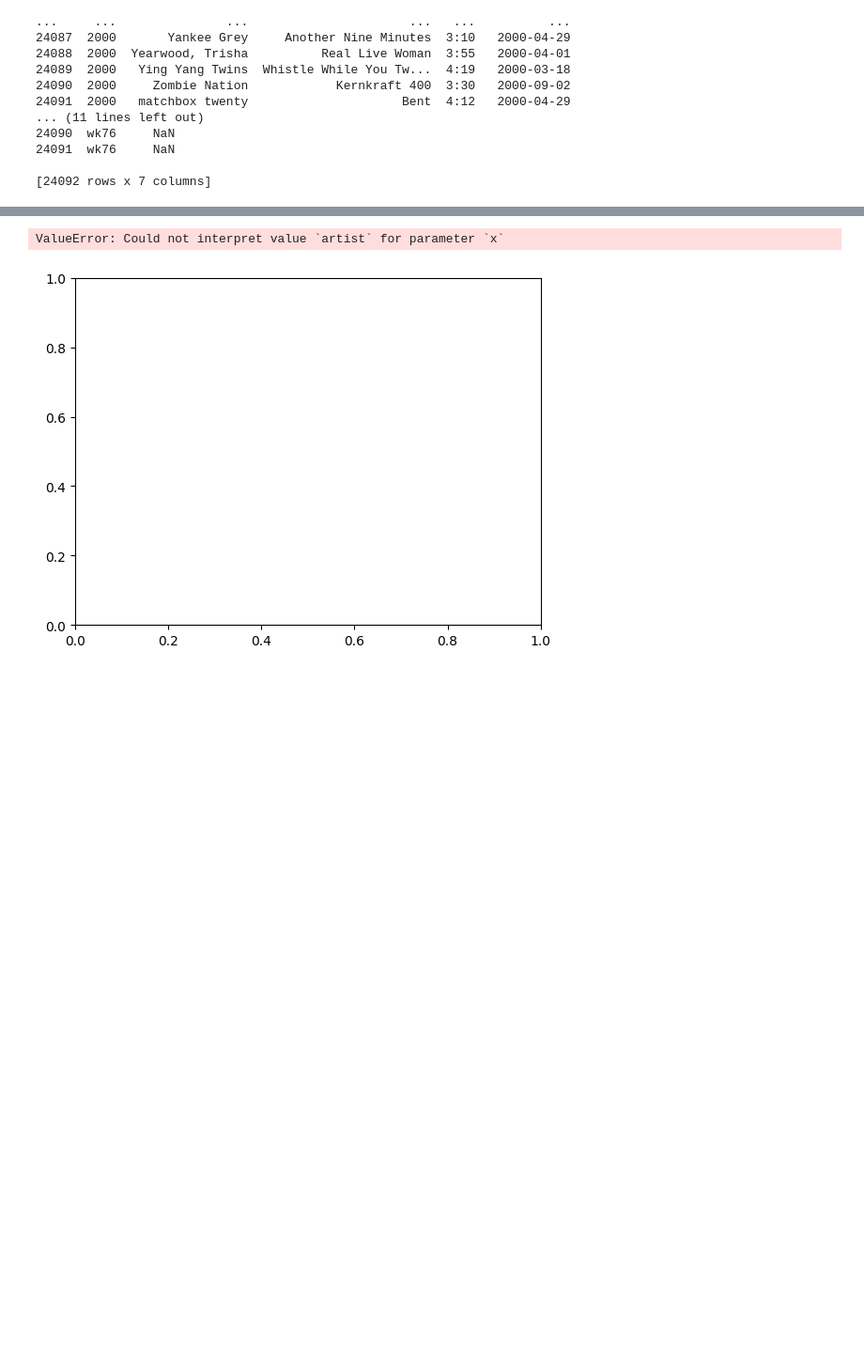
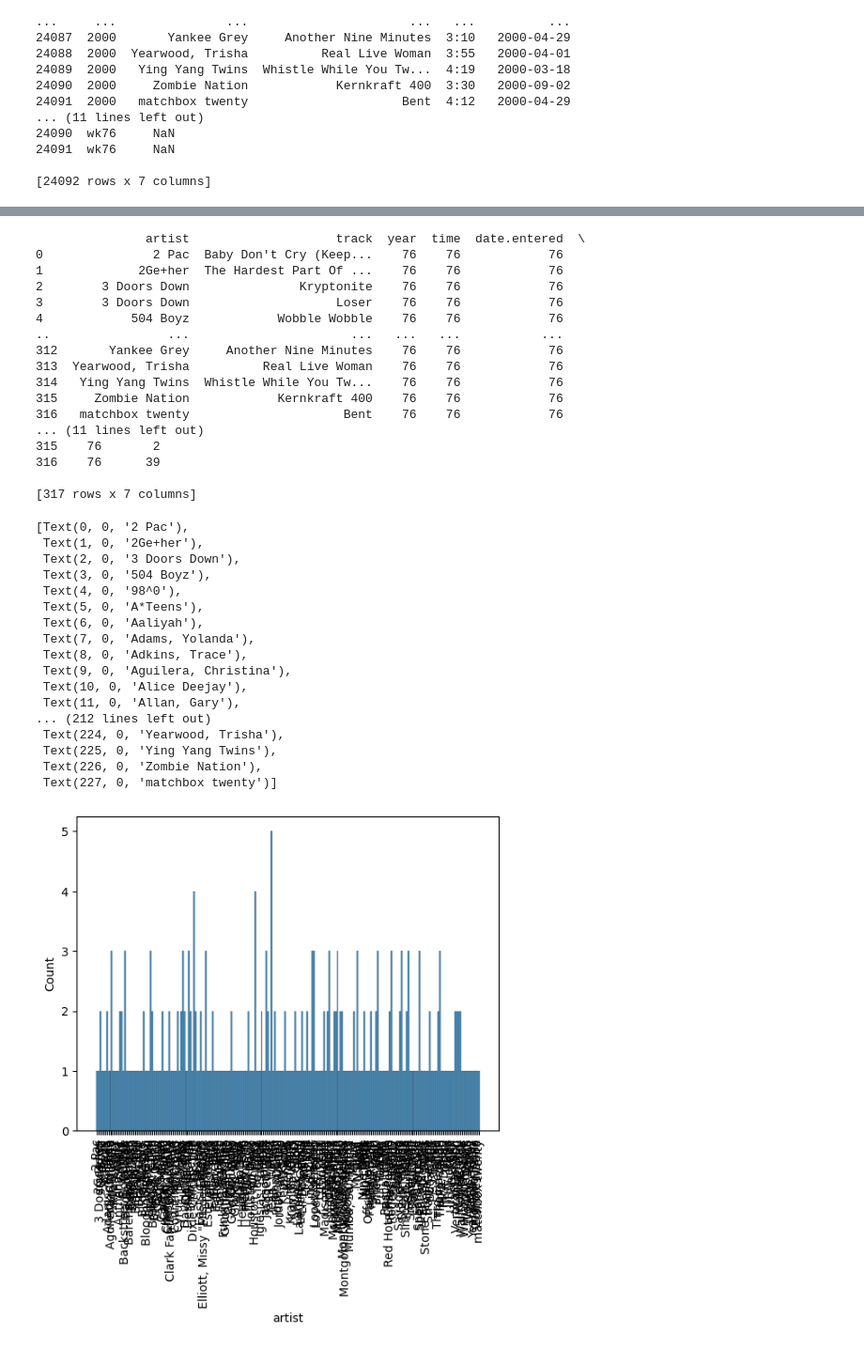
Before and after one commit to it-AVNG/pandas4Everyone, a Jupyter notebook: code/tidying_data/on_col_fix.ipynb, the cells around one changed output, grey strips where cells are left out. Shown at 94% size. Drawn from its saved outputs; the diff is of its cells as text; code cells hidden in the pictures; blank space fills up the shorter version.

Commit message:
add examples with meltings and groupby

```diff
--- a/code/tidying_data/on_col_fix.ipynb
+++ b/code/tidying_data/on_col_fix.ipynb
@@ -125,14 +125,51 @@ Q: return a list of artist has multiple tracks on dataframe
 # %%
 import seaborn as sns
 import matplotlib.pyplot as plt
 hist,ax = plt.subplots()
-artist_freq=(billboard_long_df['artist']
-             .reset_index())
+groupped_songs = billboard_long_df.groupby(['artist','track']).count().reset_index()
+
+print(groupped_songs)
+
 sns.histplot(
-    data=artist_freq,
-    x='artist',
+    data=groupped_songs,
+    x=groupped_songs['artist'],
     ax=ax
 )
+
+ax.set_xticklabels(ax.get_xticklabels(),rotation=90)
 # %% [output]
-ValueError: Could not interpret value `artist` for parameter `x`
+               artist                    track  year  time  date.entered  \
+0               2 Pac  Baby Don't Cry (Keep...    76    76            76
+1             2Ge+her  The Hardest Part Of ...    76    76            76
+2        3 Doors Down               Kryptonite    76    76            76
+3        3 Doors Down                    Loser    76    76            76
+4            504 Boyz            Wobble Wobble    76    76            76
+..                ...                      ...   ...   ...           ...
+312       Yankee Grey     Another Nine Minutes    76    76            76
+313  Yearwood, Trisha          Real Live Woman    76    76            76
+314   Ying Yang Twins  Whistle While You Tw...    76    76            76
+315     Zombie Nation            Kernkraft 400    76    76            76
+316   matchbox twenty                     Bent    76    76            76
+... (11 lines left out)
+315    76       2
+316    76      39
+
+[317 rows x 7 columns]
+[Text(0, 0, '2 Pac'),
+ Text(1, 0, '2Ge+her'),
+ Text(2, 0, '3 Doors Down'),
+ Text(3, 0, '504 Boyz'),
+ Text(4, 0, '98^0'),
+ Text(5, 0, 'A*Teens'),
+ Text(6, 0, 'Aaliyah'),
+ Text(7, 0, 'Adams, Yolanda'),
+ Text(8, 0, 'Adkins, Trace'),
+ Text(9, 0, 'Aguilera, Christina'),
+ Text(10, 0, 'Alice Deejay'),
+ Text(11, 0, 'Allan, Gary'),
+... (212 lines left out)
+ Text(224, 0, 'Yearwood, Trisha'),
+ Text(225, 0, 'Ying Yang Twins'),
+ Text(226, 0, 'Zombie Nation'),
+ Text(227, 0, 'matchbox twenty')]
-[figure, old version]
+[figure, new version]
```
Also changed, not shown: parts of 3 cells of this notebook.
